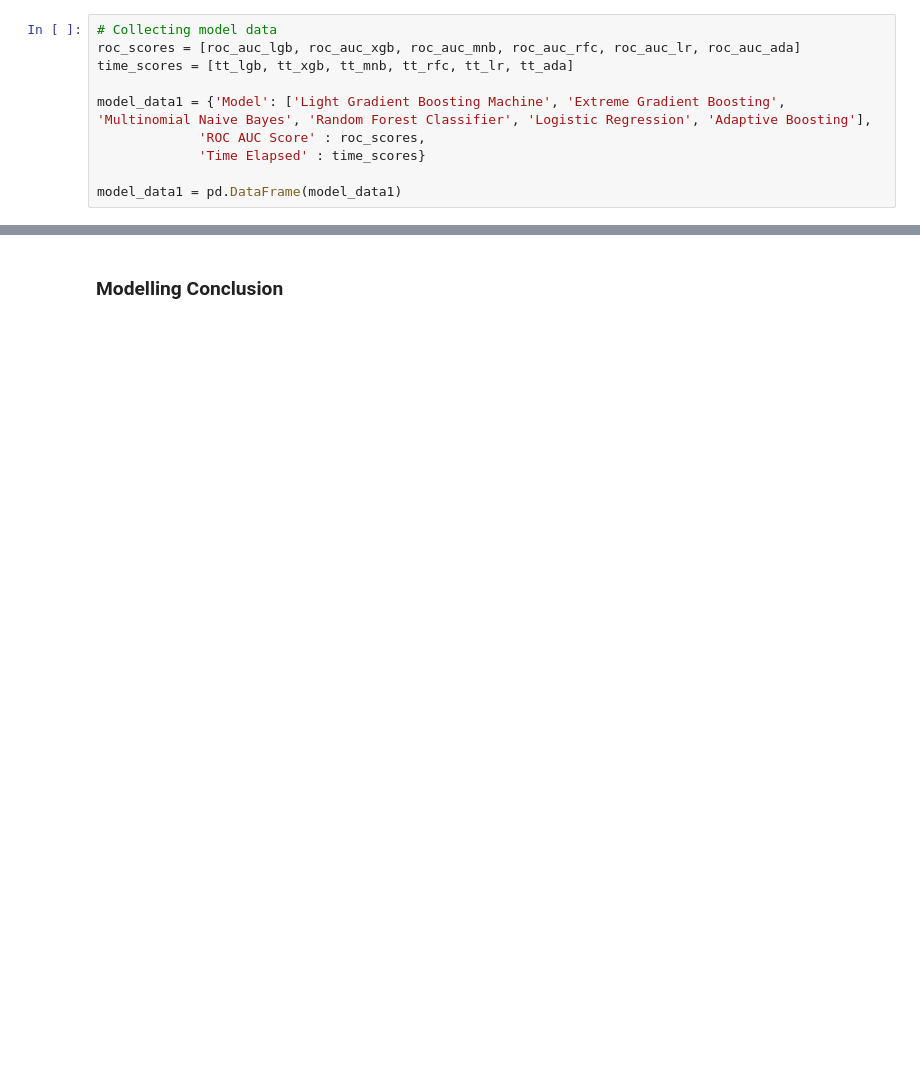
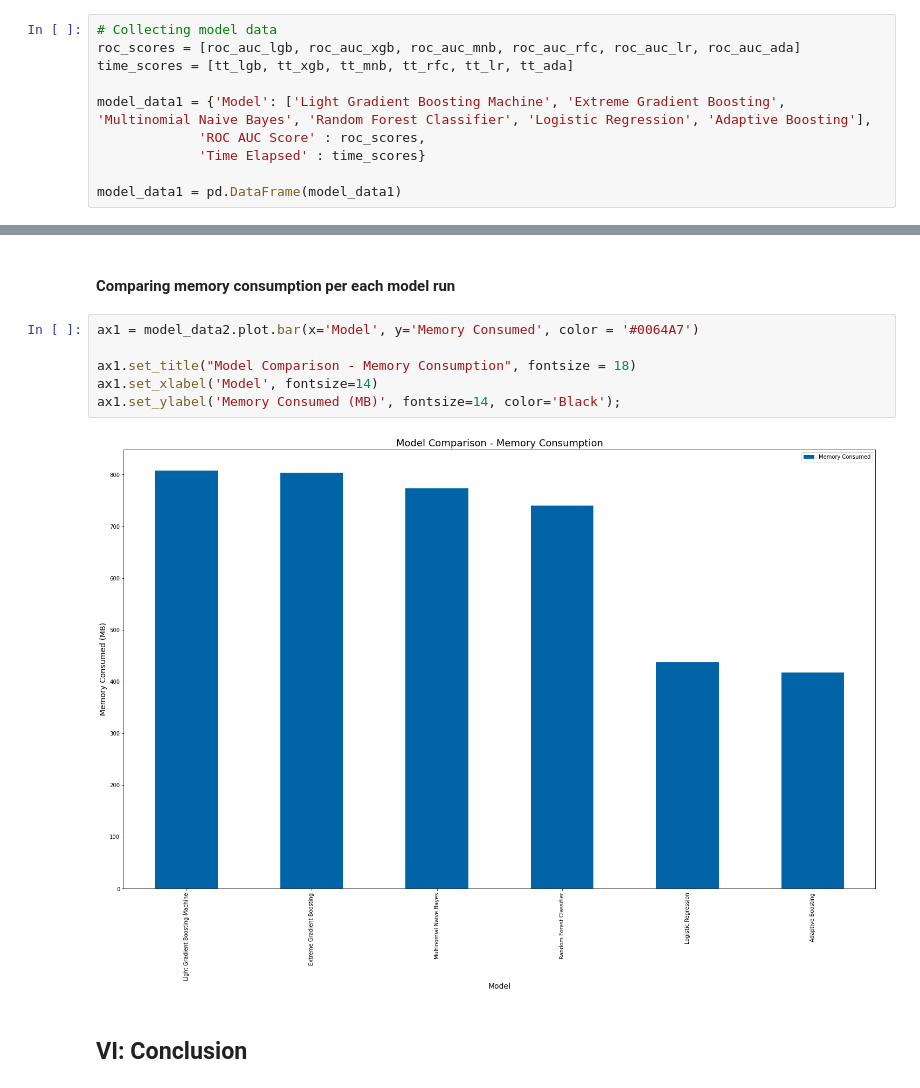
Before and after one commit to chrisbacani/airline-satisfaction, a Jupyter notebook: assets/notebook/AIRLINE_SATISFACTION_EDA_AND_PRED.ipynb, the cells around one changed output, grey strips where cells are left out. Drawn from its saved outputs; the diff is of its cells as text; blank space fills up the shorter version.

```diff
--- a/assets/notebook/AIRLINE_SATISFACTION_EDA_AND_PRED.ipynb
+++ b/assets/notebook/AIRLINE_SATISFACTION_EDA_AND_PRED.ipynb
@@ -646,3 +711,13 @@ ax1.set_ylabel('Result', fontsize=14, color='Black');
+# %% [markdown]
+#### Comparing memory consumption per each model run
+# %%
+ax1 = model_data2.plot.bar(x='Model', y='Memory Consumed', color = '#0064A7')
+
+ax1.set_title("Model Comparison - Memory Consumption", fontsize = 18)
+ax1.set_xlabel('Model', fontsize=14)
+ax1.set_ylabel('Memory Consumed (MB)', fontsize=14, color='Black');
+# %% [output]
+[figure, added]
 # %% [markdown]
-### Modelling Conclusion
+## VI: Conclusion
 # %% [markdown]
```
Also changed, not shown: parts of 43 cells of this notebook, 2 other files.
